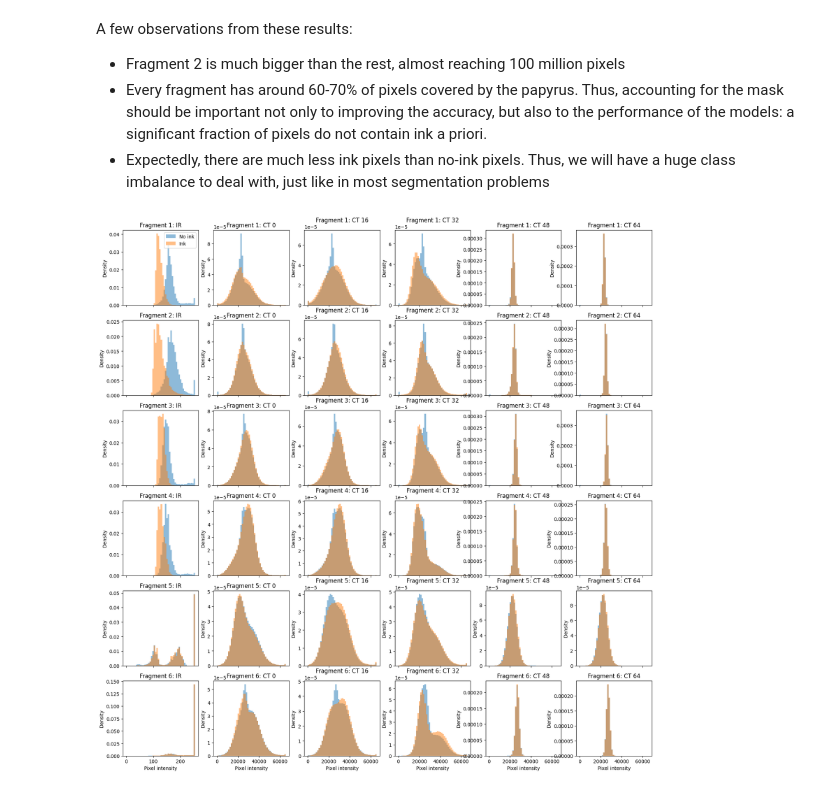
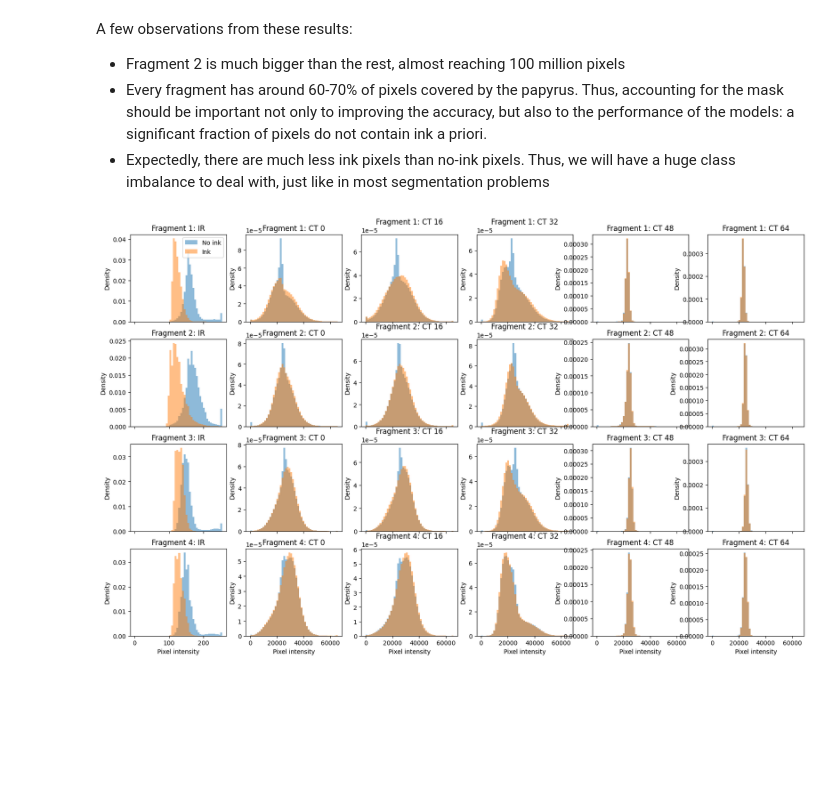
Before and after one commit to TTPO100AJIEX/MLDM-Project, a Jupyter notebook: 01_DataExporation.ipynb, the cells around one changed output. Drawn from its saved outputs; the diff is of its cells as text; code cells hidden in the pictures; blank space fills up the shorter version.

```diff
--- a/01_DataExporation.ipynb
+++ b/01_DataExporation.ipynb
@@ -17,25 +22,28 @@ Let's look at those examples to understand, what we will be working with
+# %%
+fragments = list(range(1, 5))
+depths = [0, 16, 32, 48, 64]
 # %%
 import PIL.Image
 import matplotlib.pyplot as plt
 
-fig, axes = plt.subplots(4, 6, figsize=(15, 10))
-for i in range(6):
+fig, axes = plt.subplots(4, 4, figsize=(6, 10))
+for fragment in fragments:
     # This is the target variable - segmentation masks, which we will be trying to predict
-    axes[0][i].imshow(PIL.Image.open(f"{root}/Frag{i + 1}/inklabels.png"), cmap='gray')
+    axes[fragment - 1][0].imshow(PIL.Image.open(f"{root}/Frag{fragment}/inklabels.png"), cmap='gray')
 
     # Infrared scan. Not part of the competition's objective,
     # but may be useful as an easier version of the problem.
     # Unlike CT, in IR the ink is easily recognizable
-    axes[1][i].imshow(PIL.Image.open(f"{root}/Frag{i + 1}/ir.png"), cmap='gray')
+    axes[fragment - 1][1].imshow(PIL.Image.open(f"{root}/Frag{fragment}/ir.png"), cmap='gray')
 
     # And the actual CT scans, which are the primary target of the competition.
     # 65 images per fragment, showing consequitive layers of the rollout fragment.
     # Basically a 3d -> 2d segmentation problem.
-    axes[2][i].imshow(PIL.Image.open(f"{root}/Frag{i + 1}/surface_volume/32.tif"), cmap='gray')
+    axes[fragment - 1][2].imshow(PIL.Image.open(f"{root}/Frag{fragment}/surface_volume/32.tif"), cmap='gray')
 
     # The mask showing where the fragment is located in the image,
     # so that we do not process pixels outside the fragment
-    axes[3][i].imshow(PIL.Image.open(f"{root}/Frag{i + 1}/mask.png"), cmap='gray')
+    axes[fragment - 1][3].imshow(PIL.Image.open(f"{root}/Frag{fragment}/mask.png"), cmap='gray')
 for ax in axes.flat:
     ax.axis('off')
 fig.tight_layout()
@@ -93,7 +105,7 @@ In the example above, we are looking at a small fragment, and the ink is clearly
 import pandas
 
 summary = []
-for fragment in range(1, 7):
+for fragment in fragments:
     mask = numpy.array(PIL.Image.open(f"{root}/Frag{fragment}/mask.png"))
     ink = numpy.array(PIL.Image.open(f"{root}/Frag{fragment}/inklabels.png"))
     assert mask.shape == ink.shape
@@ -142,27 +152,27 @@ A few observations from these results:
 - Every fragment has around 60-70% of pixels covered by the papyrus. Thus, accounting for the mask should be important not only to improving the accuracy, but also to the performance of the models: a significant fraction of pixels do not contain ink a priori.
 - Expectedly, there are much less ink pixels than no-ink pixels. Thus, we will have a huge class imbalance to deal with, just like in most segmentation problems
 # %%
-fig, axes = plt.subplots(6, 6, figsize=(20, 20), sharex="col")
-for fragment in range(1, 7):
+fig, axes = plt.subplots(4, 6, figsize=(20, 12), sharex="col")
+for fragment in fragments:
     mask = numpy.array(PIL.Image.open(f"{root}/Frag{fragment}/mask.png")) > 0
     pixels = numpy.flatnonzero(mask)
     ink = numpy.array(PIL.Image.open(f"{root}/Frag{fragment}/inklabels.png")).ravel()[pixels] > 0
 
-    files = [("IR", "ir.png", 255)] + [(f"CT {depth}", f"surface_volume/{depth:02d}.tif", 65535) for depth in [0, 16, 32, 48, 64]]
+    files = [("IR", "ir.png", 255)] + [(f"CT {depth}", f"surface_volume/{depth:02d}.tif", 65535) for depth in depths]
     for column, (modality, filename, maximum) in enumerate(files):
         values = numpy.array(PIL.Image.open(f"{root}/Frag{fragment}/{filename}")).ravel()[pixels]
         for is_ink, label in [(False, "No ink"), (True, "Ink")]:
             axes[fragment - 1, column].hist(
                 values[ink == is_ink],
                 bins=numpy.linspace(0, maximum, 51),
                 density=True,
                 alpha=0.5,
                 label=label
             )
         axes[fragment - 1, column].set(title=f"Fragment {fragment}: {modality}", ylabel="Density")
 axes[0, 0].legend()
 for ax in axes[-1]:
     ax.set_xlabel("Pixel intensity")
 plt.show()
 # %% [output]
-[figure, old version]
+[figure, new version]
```
Also changed, not shown: parts of 15 cells of this notebook.
